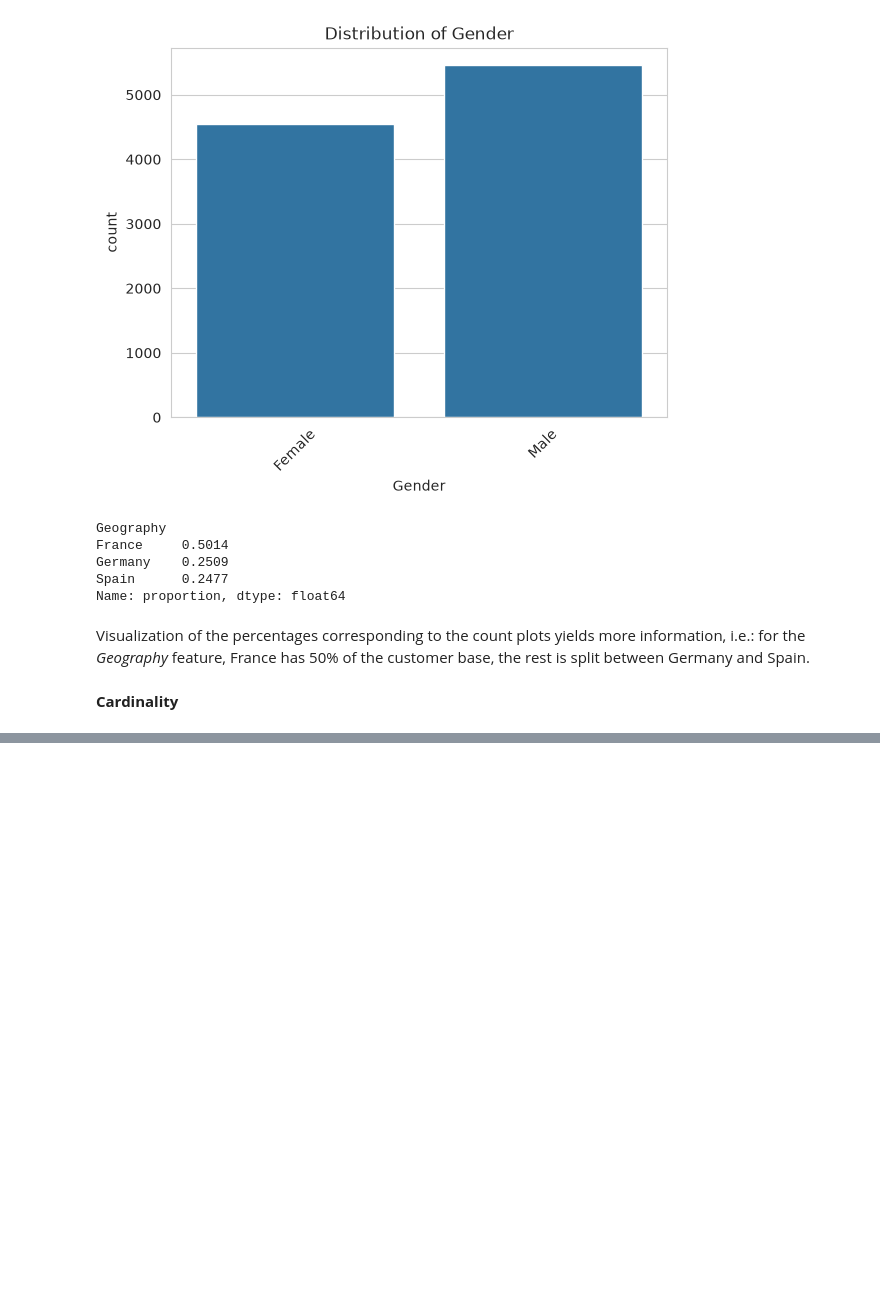
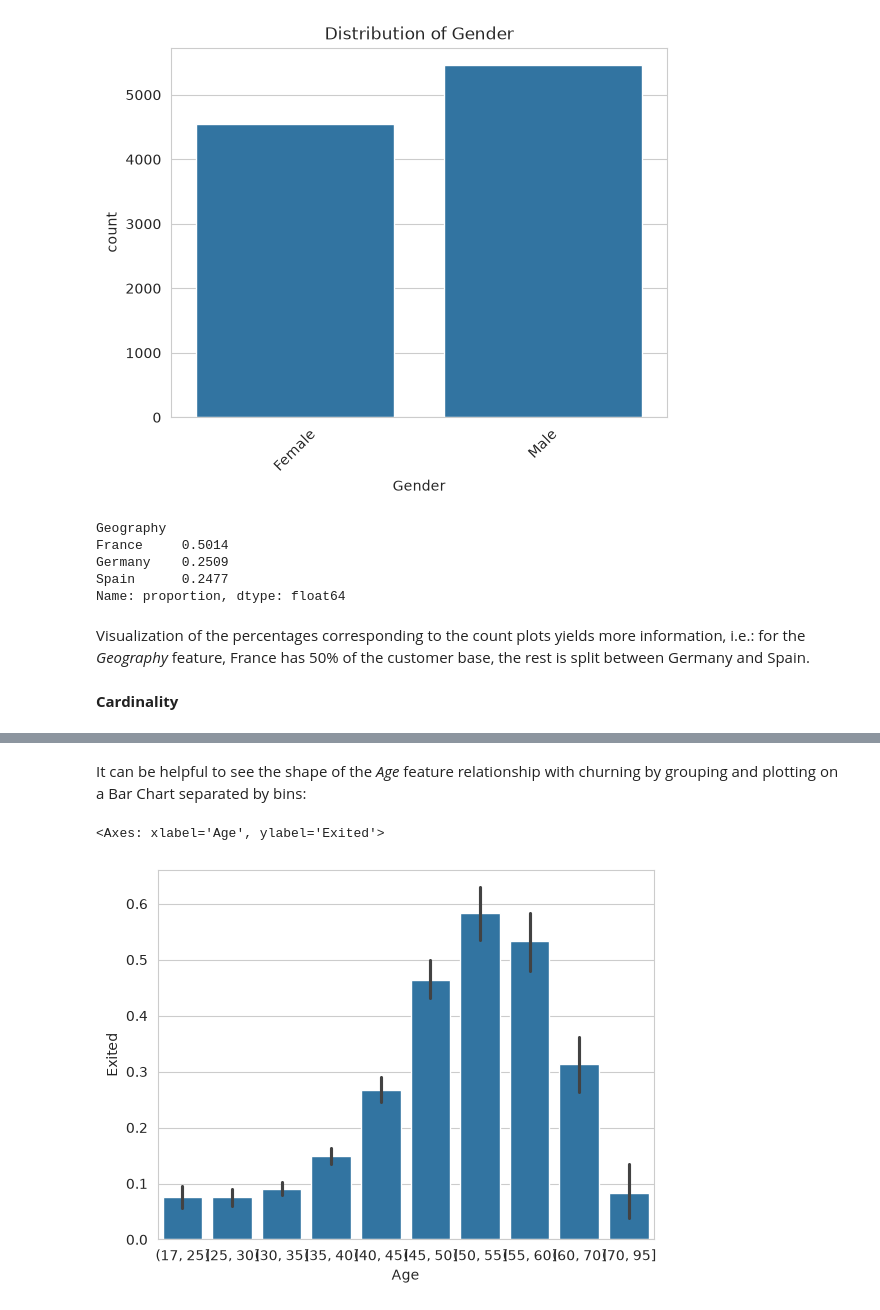
Before and after one commit to jmb-python-developer/ML-02-customer-churn-prediction, a Jupyter notebook: notebooks/notebook.ipynb, the cells around one changed output, grey strips where cells are left out. Saved outputs shown, nothing was run; the diff lists cells and outputs as text; code cells hidden in the pictures; blank space fills up the shorter version.

```diff
--- a/notebooks/notebook.ipynb
+++ b/notebooks/notebook.ipynb
@@ -167,0 +247,9 @@ numerical_columns = df.drop(['RowNumber', 'CustomerId'], axis=1).describe(includ
+# %% [markdown]
+It can be helpful to see the shape of the _Age_ feature relationship with churning by grouping and plotting on a Bar Chart separated by bins:
+# %%
+bins = [17,25,30,35,40,45,50,55,60,70,95]
+age_bucket = pd.cut(df.Age, bins)
+sns.barplot(x=age_bucket, y=df.Exited)
+# %% [output]
+<Axes: xlabel='Age', ylabel='Exited'>
+[figure, added]
```
Also changed, not shown: parts of 12 cells of this notebook.
